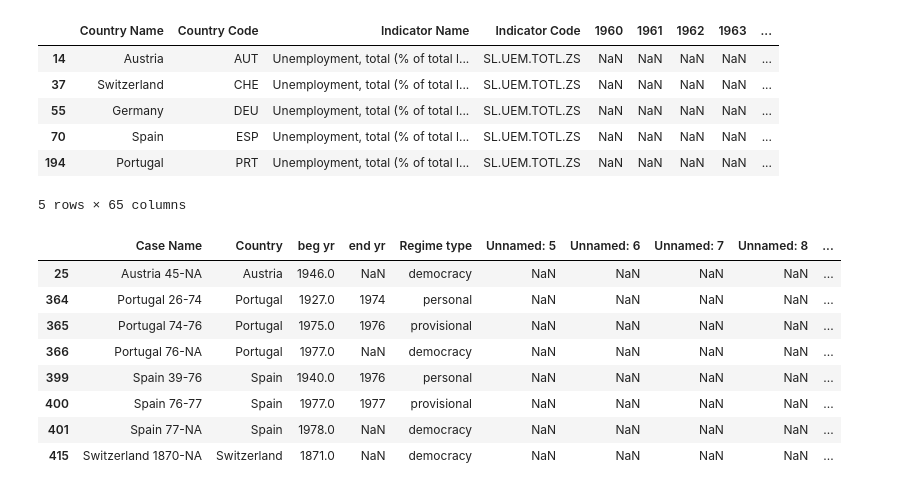
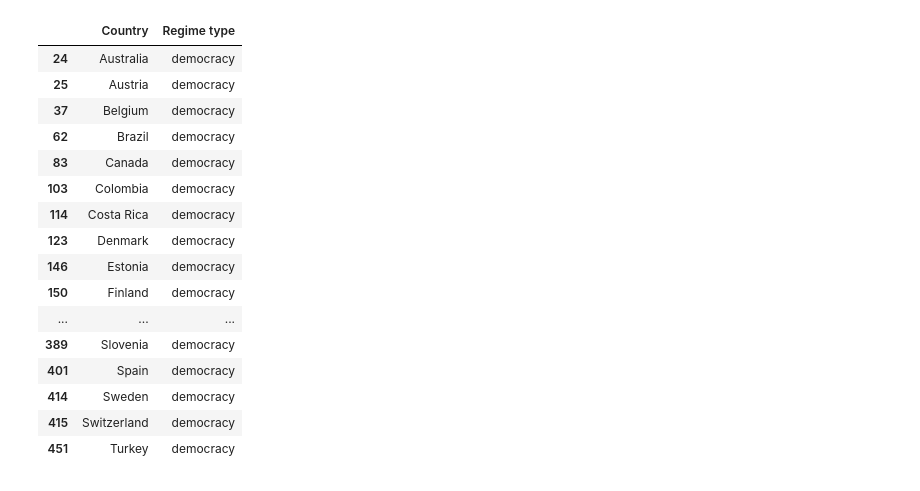
Before and after one commit to ValentinaMiller/Influences-on-covid-19-vaccination-rates, a Jupyter notebook: Data_cleaning.ipynb, the cells around one changed output. Saved outputs shown, nothing was run; the diff lists cells and outputs as text; code cells hidden in the pictures.

Commit message:
data_preparation

```diff
--- a/Data_cleaning.ipynb
+++ b/Data_cleaning.ipynb
@@ -6 +4,6 @@ df = pd.read_csv('COVID-19_vaccination_rates.csv')
+# %%
+country_list={'Australia', 'Austria', 'Belgium', 'Brazil', 'Canada', 'Chile', 'Colombia', 'Costa Rica', 'Denmark',
+ 'Estonia', 'Finland', 'France', 'Germany' ,'Greece', 'Hungary', 'Iceland', 'Ireland', 'Israel', 'Italy', 'Japan',
+ 'Latvia', 'Lithuania', 'Mexico', 'Netherlands', 'New Zealand', 'Norway', 'Poland', 'Portugal', 'Slovenia',
+ 'South Africa', 'Spain', 'Sweden', 'Switzerland', 'Turkey'}
 # %%
@@ -31,24 +79,25 @@ df1 = pd.read_csv('unemployment_rate.csv')
-# %%
-df1.loc[(df1["Country Name"].isin(countries))]
-# %% [output]
-|  | Country Name | Country Code | Indicator Name | Indicator Code | 1960 | 1961 | 1962 | 1963 | ... |
-| 14 | Austria | AUT | Unemployment, total (% of total l... | SL.UEM.TOTL.ZS | NaN | NaN | NaN | NaN | ... |
-| 37 | Switzerland | CHE | Unemployment, total (% of total l... | SL.UEM.TOTL.ZS | NaN | NaN | NaN | NaN | ... |
-| 55 | Germany | DEU | Unemployment, total (% of total l... | SL.UEM.TOTL.ZS | NaN | NaN | NaN | NaN | ... |
-| 70 | Spain | ESP | Unemployment, total (% of total l... | SL.UEM.TOTL.ZS | NaN | NaN | NaN | NaN | ... |
-| 194 | Portugal | PRT | Unemployment, total (% of total l... | SL.UEM.TOTL.ZS | NaN | NaN | NaN | NaN | ... |
-5 rows × 65 columns
 # %%
-df2 = pd.read_csv('political_regime.csv')   ## NOT HAPPY
-df2.loc[(df2["Country"].isin(countries))]
+df2 = pd.read_csv('political_regime.csv')   ## we only have democracy anyways... Not enough data for not else
+df2 = df2.loc[(df2["Country"].isin(country_list))]
+df2 = df2.loc[(True==pd.isnull(df2["end yr"]))][["Country","Regime type"]]
+#df2 = df2.rename(columns={"Country": "Country Name"}, inplace=True)
+df2
 # %% [output]
-|  | Case Name | Country | beg yr | end yr | Regime type | Unnamed: 5 | Unnamed: 6 | Unnamed: 7 | Unnamed: 8 | ... |
-| 25 | Austria 45-NA | Austria | 1946.0 | NaN | democracy | NaN | NaN | NaN | NaN | ... |
-| 364 | Portugal 26-74 | Portugal | 1927.0 | 1974 | personal | NaN | NaN | NaN | NaN | ... |
-| 365 | Portugal 74-76 | Portugal | 1975.0 | 1976 | provisional | NaN | NaN | NaN | NaN | ... |
-| 366 | Portugal 76-NA | Portugal | 1977.0 | NaN | democracy | NaN | NaN | NaN | NaN | ... |
-| 399 | Spain 39-76 | Spain | 1940.0 | 1976 | personal | NaN | NaN | NaN | NaN | ... |
-| 400 | Spain 76-77 | Spain | 1977.0 | 1977 | provisional | NaN | NaN | NaN | NaN | ... |
-| 401 | Spain 77-NA | Spain | 1978.0 | NaN | democracy | NaN | NaN | NaN | NaN | ... |
-| 415 | Switzerland 1870-NA | Switzerland | 1871.0 | NaN | democracy | NaN | NaN | NaN | NaN | ... |
+|  | Country | Regime type |
+| 24 | Australia | democracy |
+| 25 | Austria | democracy |
+| 37 | Belgium | democracy |
+| 62 | Brazil | democracy |
+| 83 | Canada | democracy |
+| 103 | Colombia | democracy |
+| 114 | Costa Rica | democracy |
+| 123 | Denmark | democracy |
+| 146 | Estonia | democracy |
+| 150 | Finland | democracy |
+| ... | ... | ... |
+| 389 | Slovenia | democracy |
+| 401 | Spain | democracy |
+| 414 | Sweden | democracy |
+| 415 | Switzerland | democracy |
+| 451 | Turkey | democracy |
 # %%
```
Also changed, not shown: parts of 10 cells of this notebook, 1 other file.
